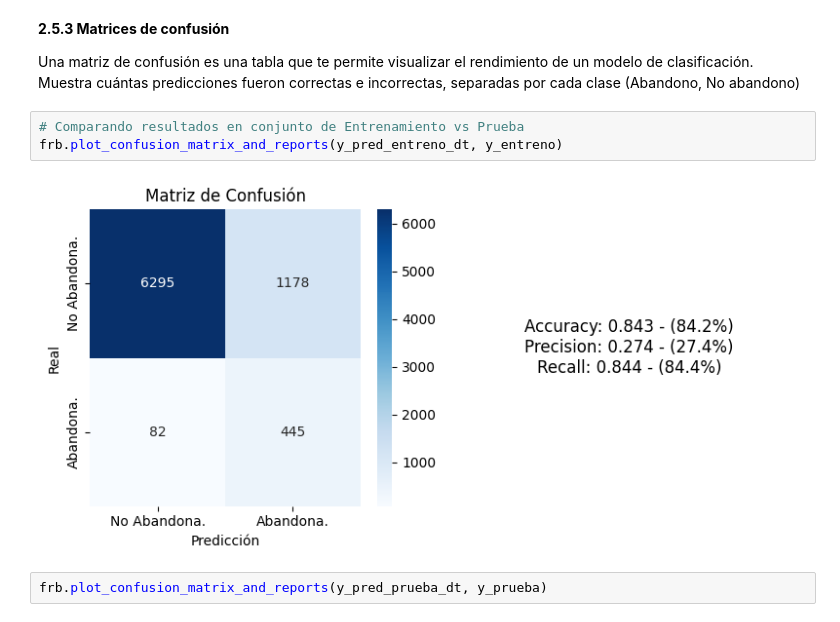
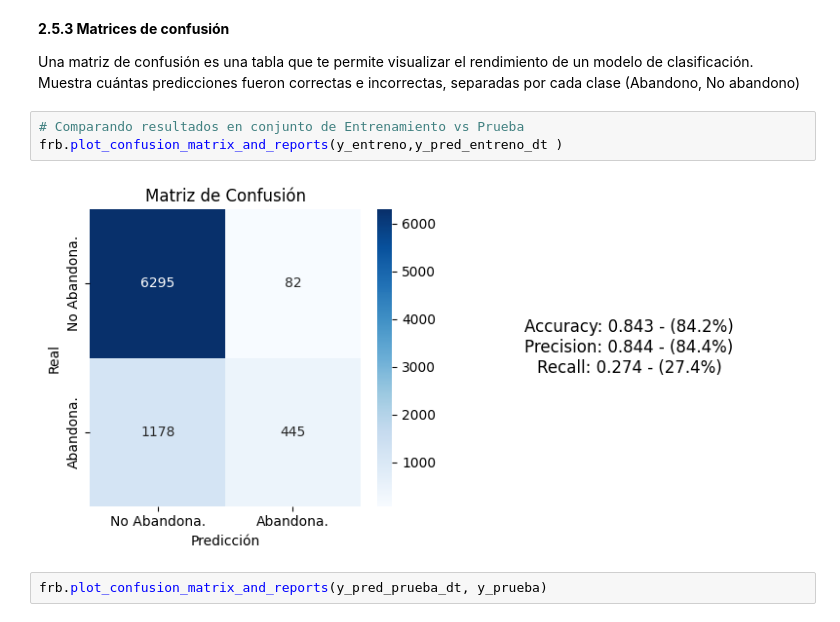
Before and after one commit to jofepe16/Reto_Bootcamp, a Jupyter notebook: Reto_Bootcamp.ipynb, the cells around one changed output. Drawn from its saved outputs; the diff is of its cells as text.

```diff
--- a/Reto_Bootcamp.ipynb
+++ b/Reto_Bootcamp.ipynb
@@ -751,9 +757,9 @@ y_pred_prueba_dt = clf.predict(X_prueba)
 Una matriz de confusión es una tabla que te permite visualizar el rendimiento de un modelo de clasificación. Muestra cuántas predicciones fueron correctas e incorrectas, separadas por cada clase (Abandono, No abandono)
 # %%
 # Comparando resultados en conjunto de Entrenamiento vs Prueba
-frb.plot_confusion_matrix_and_reports(y_pred_entreno_dt, y_entreno)
+frb.plot_confusion_matrix_and_reports(y_entreno,y_pred_entreno_dt )
 # %% [output]
-[figure, old version]
+[figure, new version]
 # %%
 frb.plot_confusion_matrix_and_reports(y_pred_prueba_dt, y_prueba)
 # %% [output]
```
Also changed, not shown: parts of 12 cells of this notebook.
